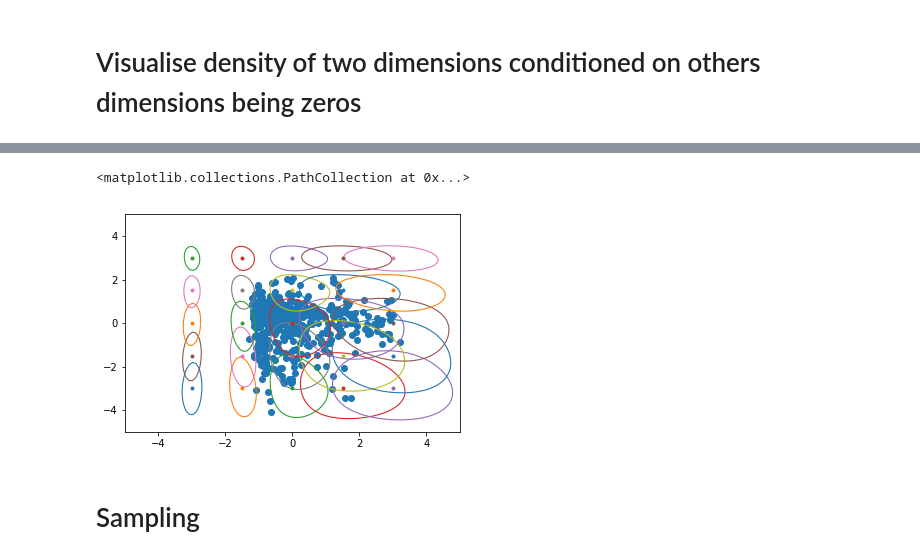
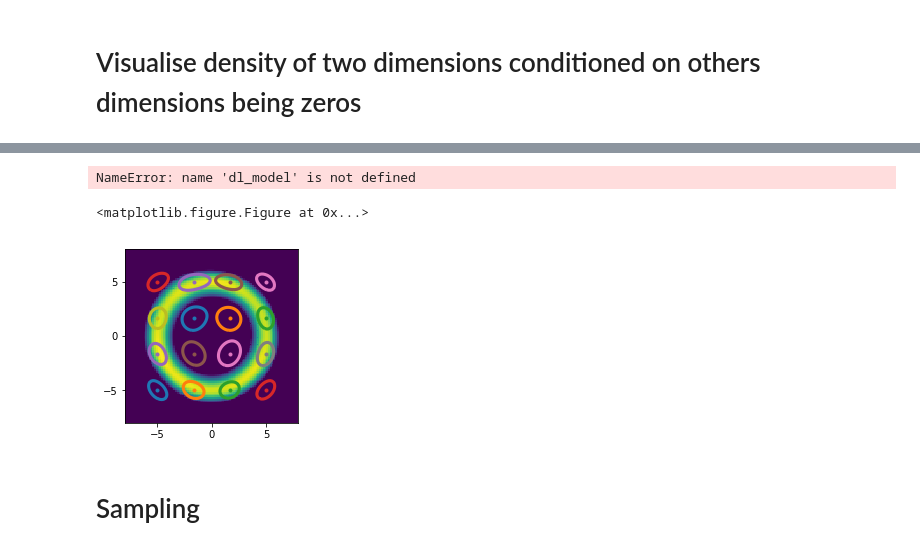
Before and after one commit to kevin-w-li/deep-kexpfam, a Jupyter notebook: training_demo.ipynb, the cells around one changed output, grey strips where cells are left out. Cells and saved outputs as stored; diff of their text form; code cells hidden in the pictures.

```diff
--- a/training_demo.ipynb
+++ b/training_demo.ipynb
@@ -165,19 +174,29 @@ ax.set_ylim(eval_grid.min(),eval_grid.max())
 # %%
 # Visualize kernel
 # %%
-grid_points = get_grid(np.linspace(-3,3,5), idx_i,idx_j,np.zeros(p.D))
-grid_data_one=np.linspace(-5,5,100)
+grid_points = get_grid(np.linspace(-5,5,4), idx_i,idx_j,np.zeros(p.D))
+grid_data_one=np.linspace(-8,8,100)
 grid_data   = get_grid(grid_data_one, idx_i,idx_j,np.zeros(p.D))
 
+plt.figure(figsize=(3,3))
+kernel_vals = []
 for ki in range(len(dl_model.ops["kernel_grams"])):
 
-    kernel_vals = dl_model.sess.run(dl_model.ops["kernel_grams"][ki], feed_dict={dl_model.test_points: grid_points, dl_model.test_data: grid_data})
-
-    for i in range(kernel_vals.shape[0]):
-        kv = kernel_vals[i]
-        plt.contour(grid_data_one, grid_data_one, kv.reshape(100,100), [0.8], vmin=kv.min(), vmax=kv.max(), colors="C%d"%(i%9), linewidths=[(0.1*(ki+1)**2+1)])
+    kvs = dl_model.sess.run(dl_model.ops["kernel_grams"][ki], feed_dict={dl_model.test_points: grid_points, dl_model.test_data: grid_data})
+    kernel_vals.append(kvs)
+    for i in range(kvs.shape[0]):
+        kv = kvs[i]
+        plt.contour(grid_data_one, grid_data_one, kv.reshape(100,100), [0.9], vmin=kv.min(), vmax=kv.max(), colors="C%d"%(i%9), linewidths=[(0.1*(ki+1)**2+3)])
         plt.plot(grid_points[i,idx_i], grid_points[i,idx_j], ".",  color="C%d"%(i%9))
-plt.scatter(p.test_data[:,idx_i], p.test_data[:,idx_j])
+pcolor = plt.pcolor(grid_data_one, grid_data_one, logpdf.reshape(ngrid, ngrid), vmin=-15)
+pcolor.set_edgecolor('face')
+plt.xlim(grid_data_one.min(),grid_data_one.max())
+plt.ylim(grid_data_one.min(),grid_data_one.max())
+plt.gca().set_yticks([-5,0,5])
+plt.gca().set_aspect("equal", "box")
+plt.tight_layout()
+#plt.colorbar()
+plt.savefig("figs/%s.pdf"%p.name)
 # %% [output]
-<matplotlib.collections.PathCollection at 0x...>
+NameError: name 'dl_model' is not defined
-[figure, removed]
+<matplotlib.figure.Figure at 0x...>
@@ -184,3 +205,33 @@ plt.scatter(p.test_data[:,idx_i], p.test_data[:,idx_j])
+# %%
+
+locals().update(np.load("figs/%s_dkef_data.npz"))
+
+idx_i, idx_j=0,1
+grid_points = get_grid(np.linspace(-5,5,4), idx_i,idx_j,np.zeros(p.D))
+grid_data_one=np.linspace(-8,8,100)
+grid_data   = get_grid(grid_data_one, idx_i,idx_j,np.zeros(p.D))
+
+plt.figure(figsize=(3,3))
+
+locals().update()
+
+for ki in range(1):
+    kvs = kernel_vals[ki]
+    for i in range(kvs.shape[0]):
+        kv = kvs[i]
+        plt.contour(grid_data_one, grid_data_one, kv.reshape(100,100), [0.9], vmin=kv.min(), vmax=kv.max(), colors="C%d"%(i%9), linewidths=[(0.1*(ki+1)**2+3)])
+        plt.plot(grid_points[i,idx_i], grid_points[i,idx_j], ".",  color="C%d"%(i%9))
+pcolor = plt.pcolor(grid_data_one, grid_data_one, logpdf.reshape(ngrid, ngrid), vmin=-15)
+pcolor.set_edgecolor('face')
+plt.xlim(grid_data_one.min(),grid_data_one.max())
+plt.ylim(grid_data_one.min(),grid_data_one.max())
+plt.gca().set_yticks([-5,0,5])
+plt.gca().set_aspect("equal", "box")
+plt.tight_layout()
+#plt.colorbar()
+plt.savefig("figs/%s.pdf"%p.name)
+# %% [output]
+[figure, added]
 # %% [markdown]
 # Sampling
 # %%
```
Also changed, not shown: parts of 13 cells of this notebook, 8 other files.
